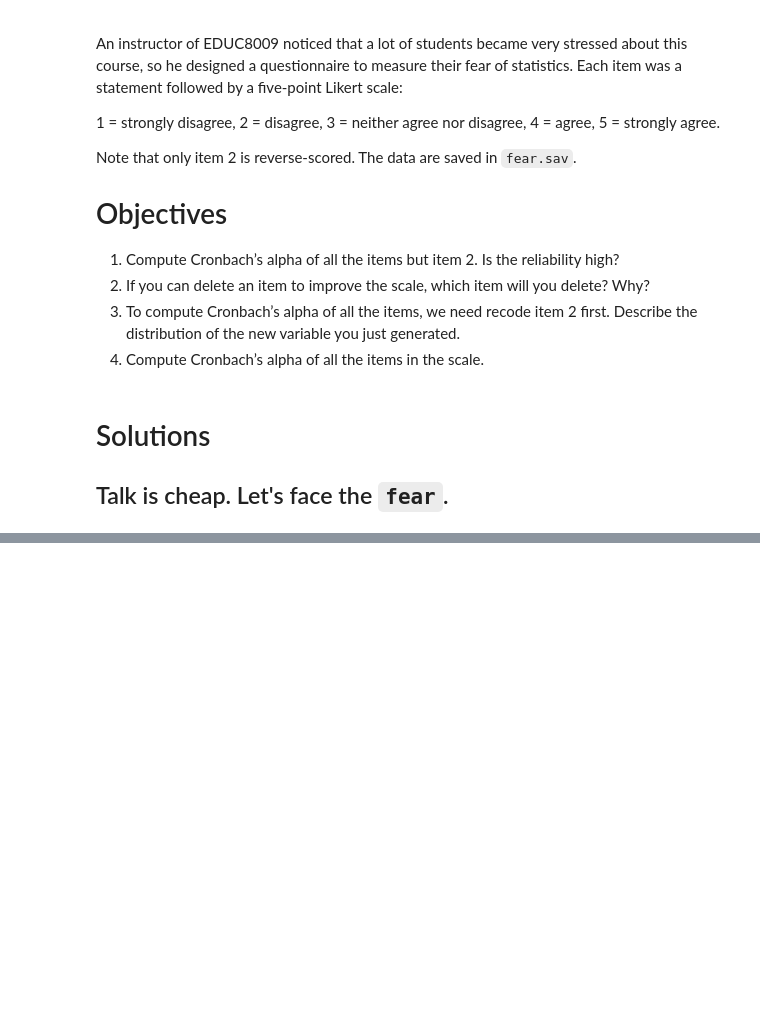
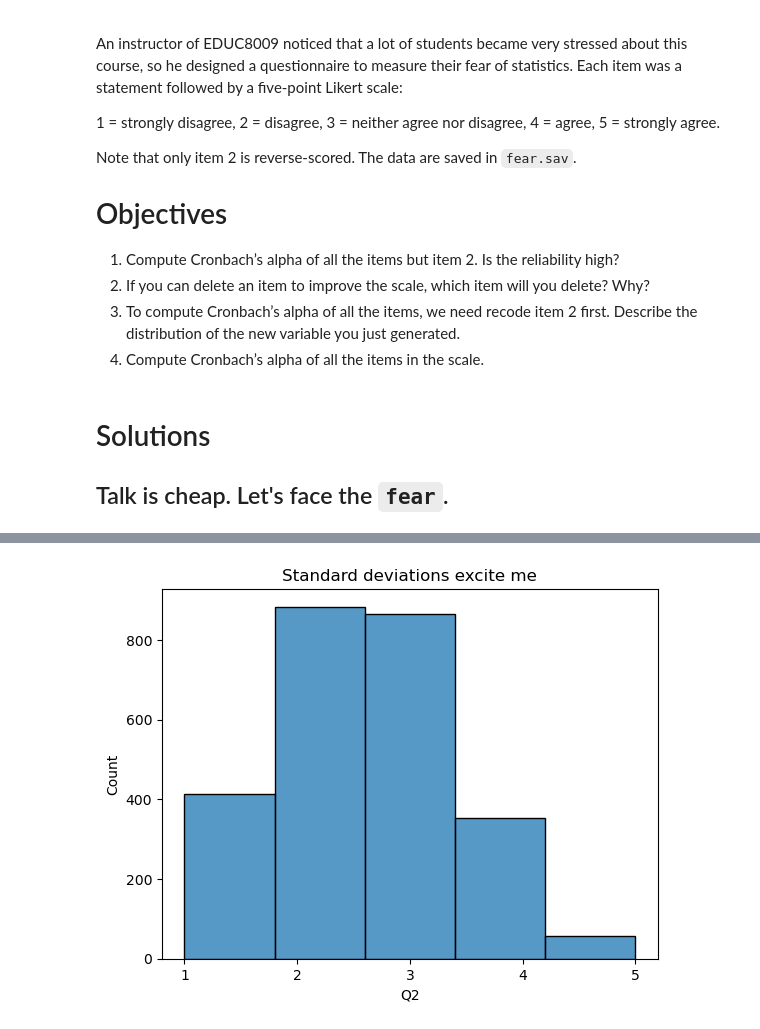
Before and after one commit to AliceAmamiya/educ8009, a Jupyter notebook: session11-12/assignment.ipynb, the cells around one changed output, grey strips where cells are left out. Drawn from its saved outputs; the diff is of its cells as text; code cells hidden in the pictures; blank space fills up the shorter version.

```diff
--- a/session11-12/assignment.ipynb
+++ b/session11-12/assignment.ipynb
@@ -183,0 +258,12 @@ pg.cronbach_alpha(data=fear_df_rev)
+# %%
+#| label: fig-histo-q2rev
+#| caption: A histogram based on result of Question 2 (recoded)
+
+import seaborn as sns
+
+q2_rev_hist = sns.histplot(fear_df_rev['Q2'], bins=5)
+q2_rev_hist.set_xticks(fear_scales)
+q2_rev_hist.set_title(fear_questions[1])
+plt.show()
+# %% [output]
+[figure, added]
```
Also changed, not shown: parts of 24 cells of this notebook, 23 other files.
